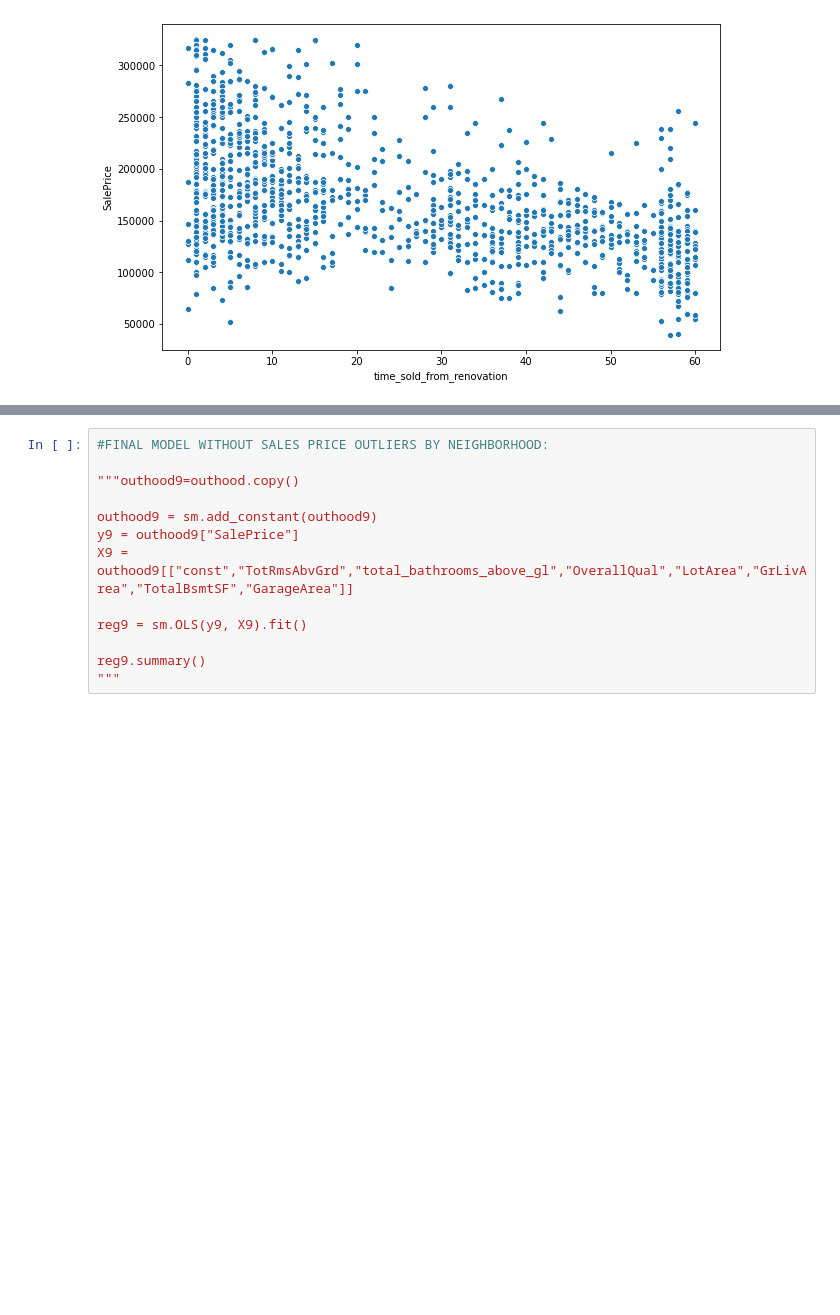
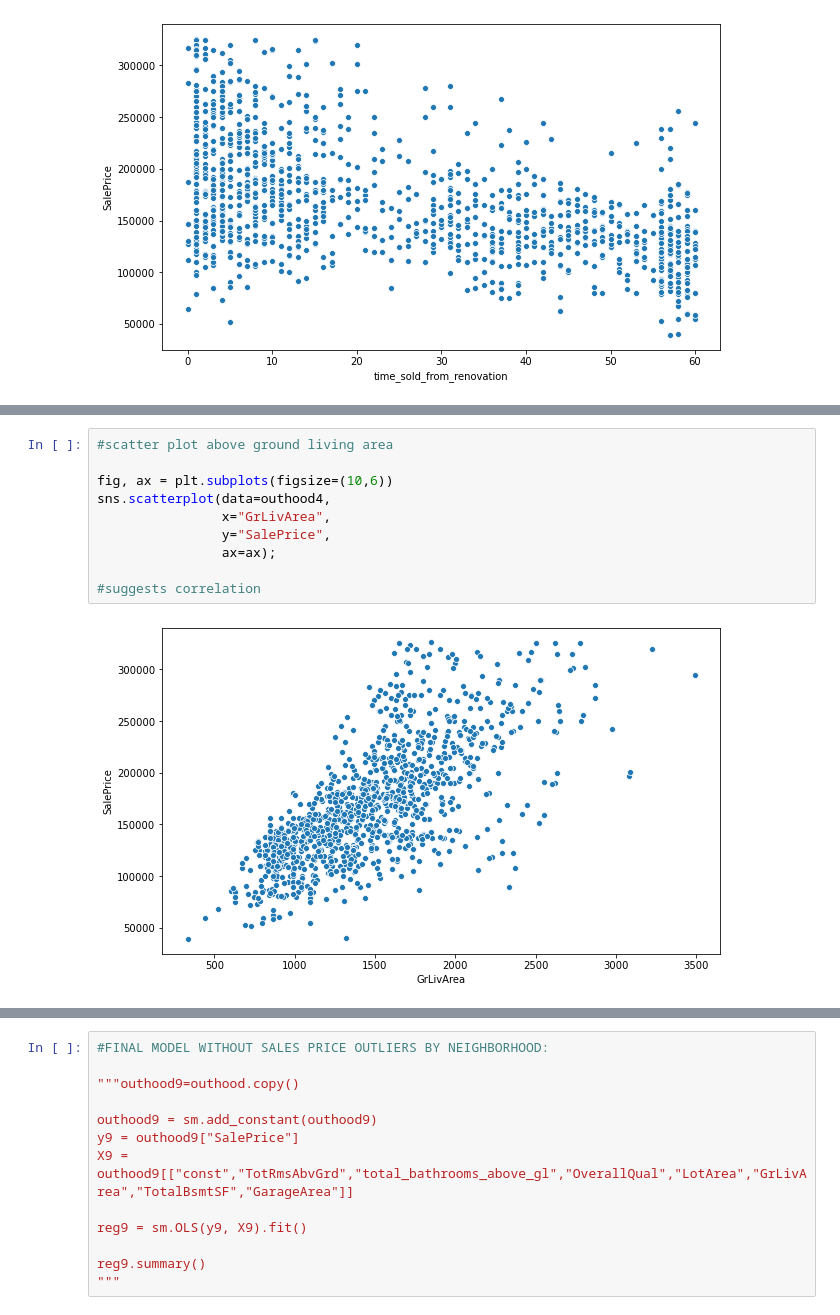
Before and after one commit to Brunadiasmiguel/Housing_Statistical_Analysis, a Jupyter notebook: stats.ipynb, the cells around one changed output, grey strips where cells are left out. Cells and saved outputs as stored; diff of their text form; blank space fills up the shorter version.

```diff
--- a/stats.ipynb
+++ b/stats.ipynb
@@ -537,3 +537,15 @@ Warnings:
 [1] Standard Errors assume that the covariance matrix of the errors is correctly specified.
 [2] The condition number is large, 4.55e+04. This might indicate that there are
 strong multicollinearity or other numerical problems.
+# %%
+#scatter plot above ground living area
+
+fig, ax = plt.subplots(figsize=(10,6))
+sns.scatterplot(data=outhood4,
+                x="GrLivArea",
+                y="SalePrice",
+                ax=ax);
+
+#suggests correlation
+# %% [output]
+[figure, added]
```
Also changed, not shown: parts of 26 cells of this notebook.
